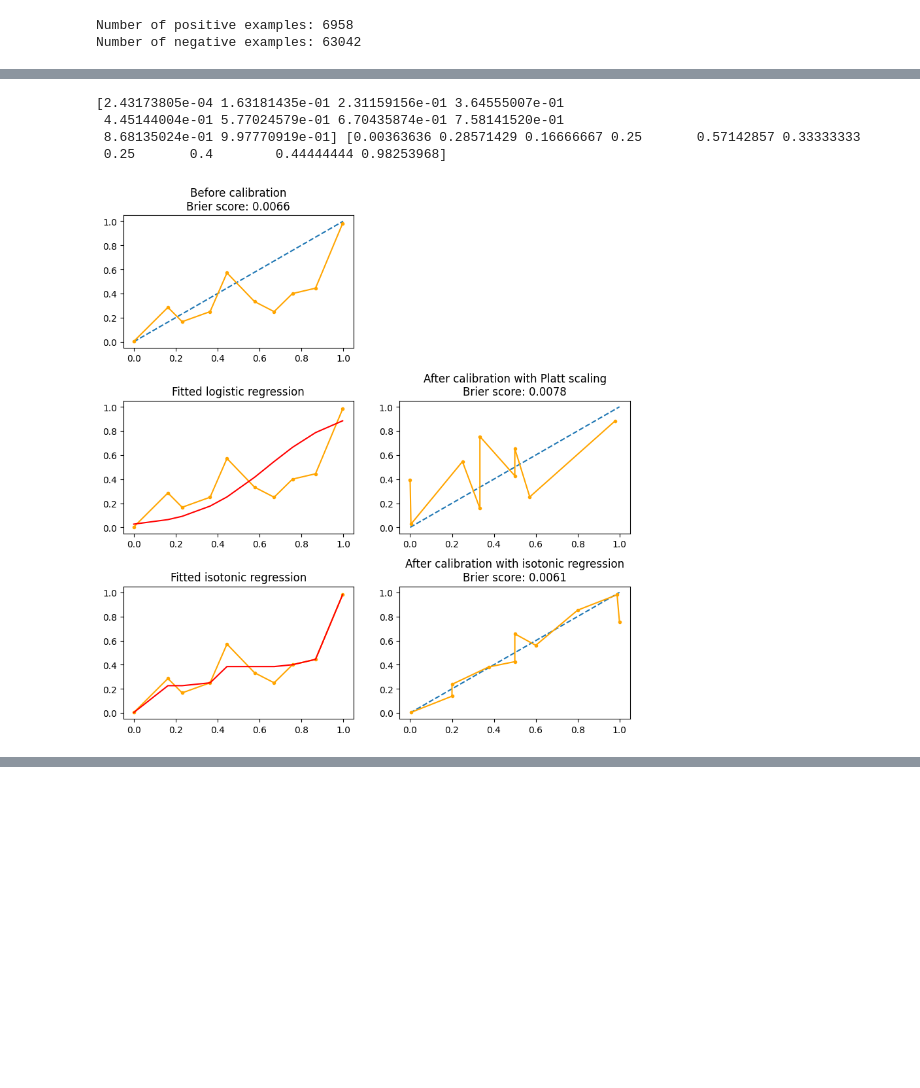
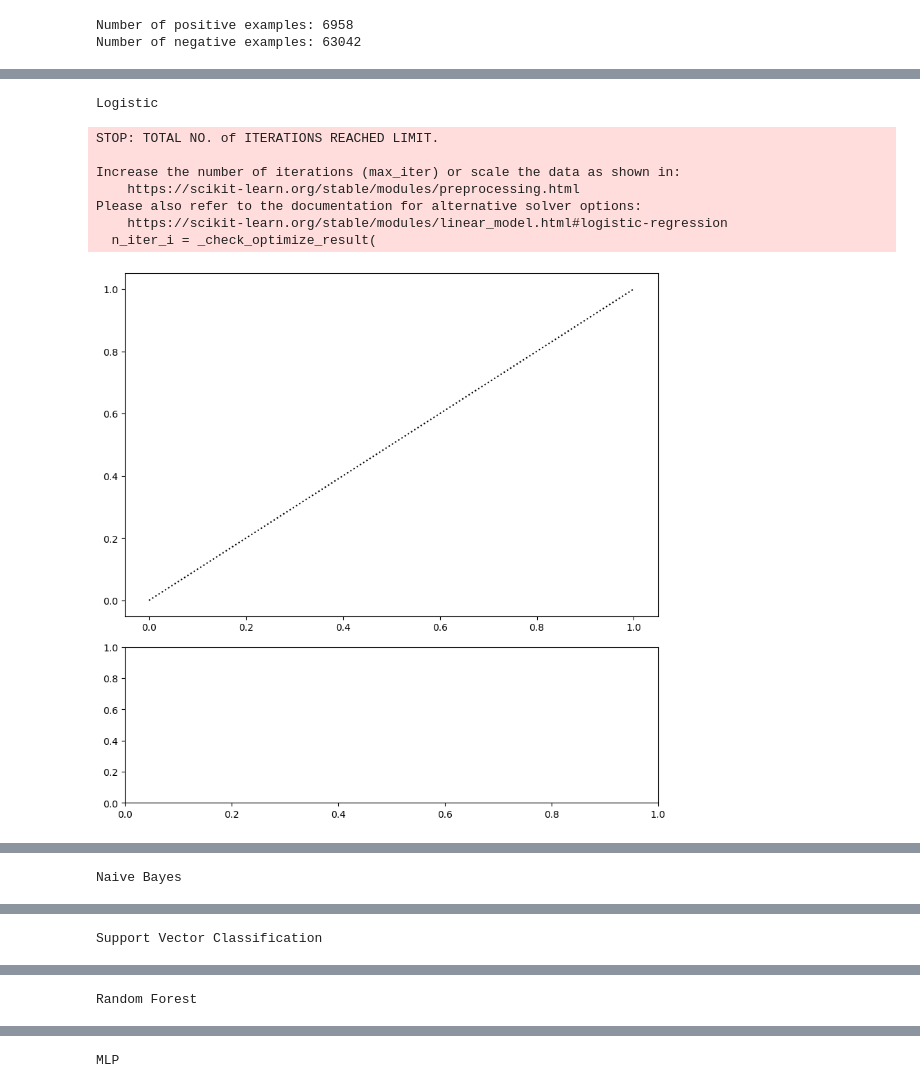
Before and after one commit to wblachowski/models-calibration, a Jupyter notebook: NineOrNein.ipynb, the cells around one changed output, grey strips where cells are left out. Drawn from its saved outputs; the diff is of its cells as text; code cells hidden in the pictures; blank space fills up the shorter version.

```diff
--- a/NineOrNein.ipynb
+++ b/NineOrNein.ipynb
@@ -147,16 +152,3 @@ def platt_scaling(prob_pred, prob_true):
 
 def isotonic_regression(prob_pred, prob_true):
     return IsotonicRegression(out_of_bounds='clip').fit(prob_pred, prob_true)
-# %%
-from sklearn.ensemble import RandomForestClassifier
-from sklearn import datasets
-from sklearn.naive_bayes import GaussianNB
-from sklearn.linear_model import LogisticRegression
-from sklearn.ensemble import RandomForestClassifier
-from sklearn.svm import LinearSVC
-from sklearn.calibration import calibration_curve
-from sklearn.neural_network import MLPClassifier
-
-clf = RandomForestClassifier()
-clf.fit(X_train, y_train)
-plot_calibration(clf, X_calib, y_calib)
@@ -168,10 +155,30 @@ plot_calibration(clf, X_calib, y_calib)
-# %%
-clf = MLPClassifier()
-clf.fit(X_train, y_train)
-plot_calibration(clf, X_calib, y_calib)
-# %% [output]
-[2.43173805e-04 1.63181435e-01 2.31159156e-01 3.64555007e-01
- 4.45144004e-01 5.77024579e-01 6.70435874e-01 7.58141520e-01
- 8.68135024e-01 9.97770919e-01] [0.00363636 0.28571429 0.16666667 0.25       0.57142857 0.33333333
- 0.25       0.4        0.44444444 0.98253968]
-[figure, removed]
+# %%
+lr = LogisticRegression()
+gnb = GaussianNB()
+svc = LinearSVC(C=1.0)
+rfc = RandomForestClassifier()
+mlp = MLPClassifier()
+
+plt.figure(figsize=(10, 10))
+ax1 = plt.subplot2grid((3, 1), (0, 0), rowspan=2)
+ax2 = plt.subplot2grid((3, 1), (2, 0))
+
+ax1.plot([0, 1], [0, 1], "k:", label="Perfectly calibrated")
+for clf, name in [(lr, 'Logistic'),
+                  (gnb, 'Naive Bayes'),
+                  (svc, 'Support Vector Classification'),
+                  (rfc, 'Random Forest'),
+                 (mlp, 'MLP')]:
+    print(name)
+    clf.fit(X_train, y_train)
+    plot_calibration(clf, X_calib, y_calib)
+# %% [output]
+Logistic
+STOP: TOTAL NO. of ITERATIONS REACHED LIMIT.
+
+Increase the number of iterations (max_iter) or scale the data as shown in:
+    https://scikit-learn.org/stable/modules/preprocessing.html
+Please also refer to the documentation for alternative solver options:
+    https://scikit-learn.org/stable/modules/linear_model.html#logistic-regression
+  n_iter_i = _check_optimize_result(
+[figure, added]
@@ -177,0 +186 @@ plot_calibration(clf, X_calib, y_calib)
+Naive Bayes
@@ -177,0 +188 @@ plot_calibration(clf, X_calib, y_calib)
+Support Vector Classification
@@ -177,0 +190 @@ plot_calibration(clf, X_calib, y_calib)
+Random Forest
@@ -177,0 +192 @@ plot_calibration(clf, X_calib, y_calib)
+MLP
```
Also changed, not shown: parts of 7 cells of this notebook.
